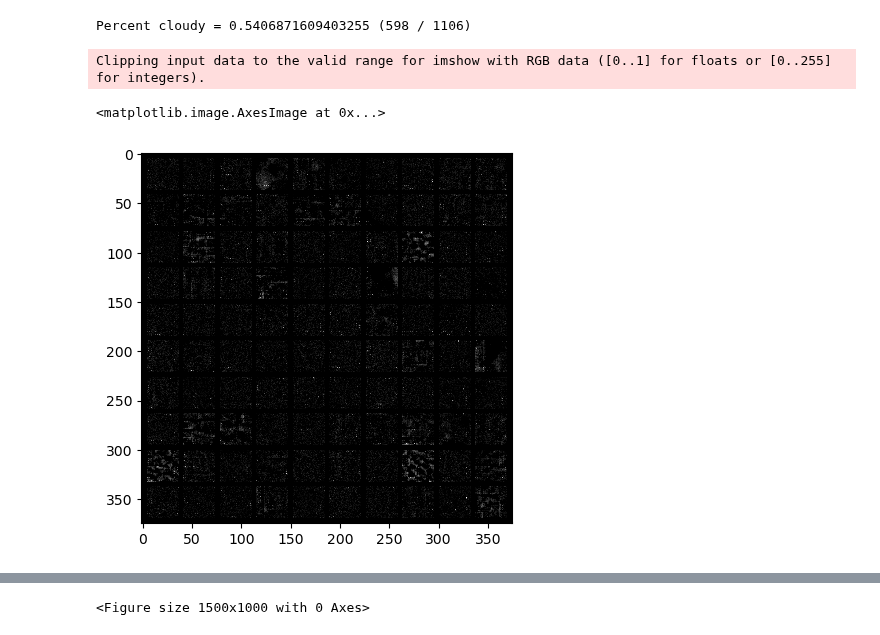
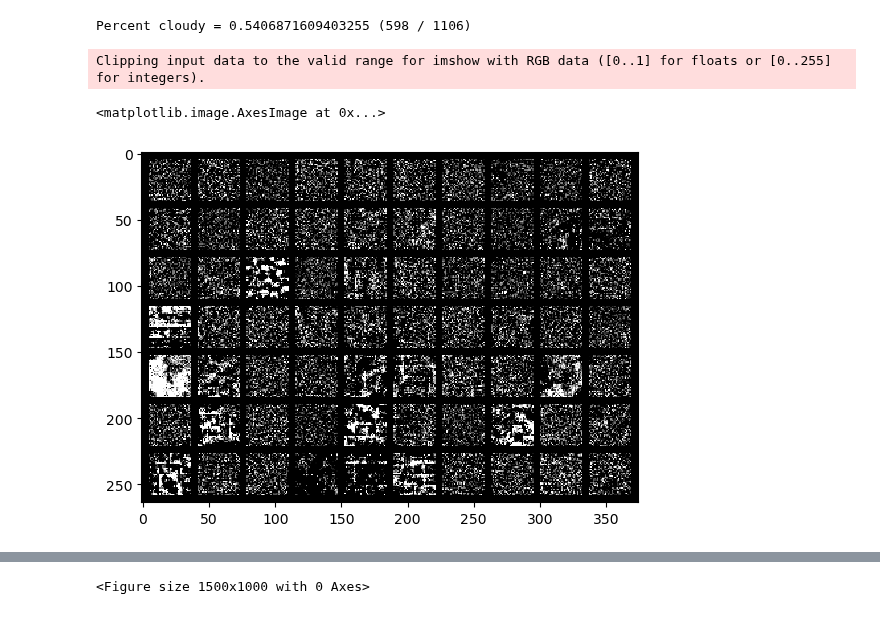
Before and after one commit to panoseti/panoseti, a Jupyter notebook: cloud-detection/model_training/cloud_detection_model.ipynb, the cells around one changed output, grey strips where cells are left out. Saved outputs shown, nothing was run; the diff lists cells and outputs as text; code cells hidden in the pictures.

```diff
--- a/cloud-detection/model_training/cloud_detection_model.ipynb
+++ b/cloud-detection/model_training/cloud_detection_model.ipynb
@@ -18,7 +26,15 @@ from model_training_utils import *
 # %%
 # Creating the datasets
+v2.ToImage
+transform = v2.Compose([
+    # v2.RandomResizedCrop(size=(224, 224), antialias=True),
+    # v2.RandomHorizontalFlip(p=0.5),
+    v2.ToTensor(),
+    v2.ToDtype(torch.float64, scale=False)
+    # v2.Normalize(mean=[0.485, 0.456, 0.406], std=[0.229, 0.224, 0.225]),
+])
 
-transform = torchvision.transforms.ToTensor()
+# torchvision.transforms.ToTensor()
 
 
 test_prop = 0.0
@@ -74,6 +90,15 @@ val_loader = torch.utils.data.DataLoader(
 img_type = 'raw-derivative.-60'
 # img_type = 'raw-original'
 # img_type = 'raw-fft'
+
+inference_data = CloudDetectionInference(
+    batch_id = 10,
+    transform = transform
+)
+inference_loader = torch.utils.data.DataLoader(
+  dataset=inference_data,
+  batch_size=batch_size
+)
 # %%
 labeled_data.dsl_df
 feature_uid = labeled_data.dsl_df.loc[:, 'feature_uid'].iloc[0]
@@ -86,9 +111,9 @@ print(f'Percent cloudy = {num_cloudy / len(labeled_data)} ({num_cloudy} / {len(l
 # %% [output]
 Percent cloudy = 0.5406871609403255 (598 / 1106)
 # %%
-images = [labeled_data[i][0][img_type] for i in np.random.choice(len(labeled_data), size=100, replace=False)]
+images = [labeled_data[i][0][img_type] for i in np.random.choice(len(labeled_data), size=70, replace=False)]
 plt.imshow(torchvision.utils.make_grid(torch.stack(images), nrow=10, padding=5).numpy().transpose((1, 2, 0)))
 # %% [output]
 Clipping input data to the valid range for imshow with RGB data ([0..1] for floats or [0..255] for integers).
 <matplotlib.image.AxesImage at 0x...>
-[figure, old version]
+[figure, new version]
```
Also changed, not shown: parts of 10 cells of this notebook, 6 other files.
